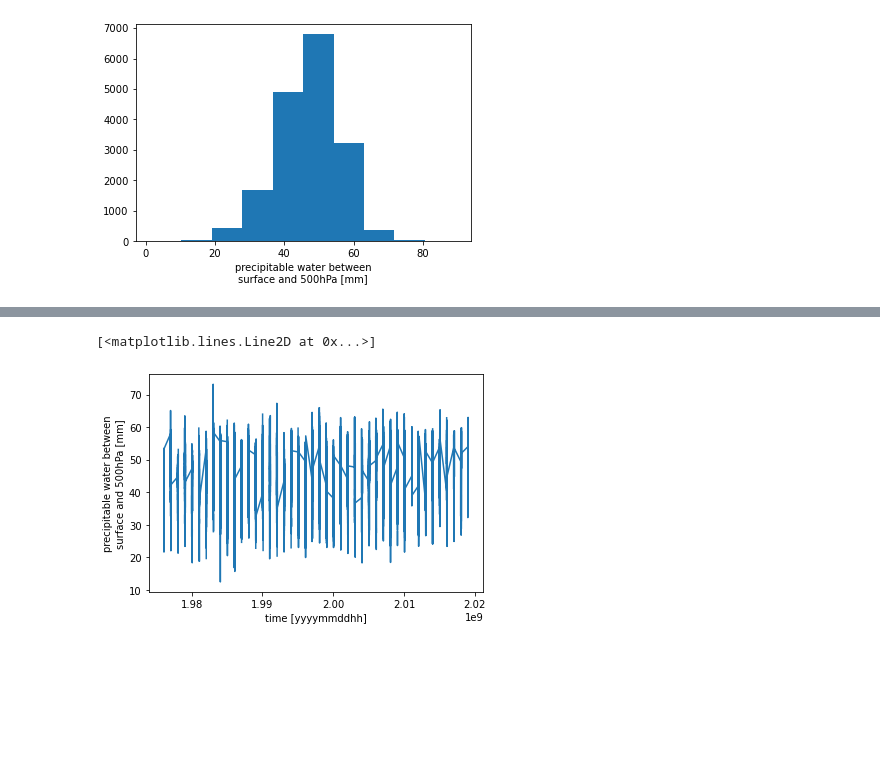
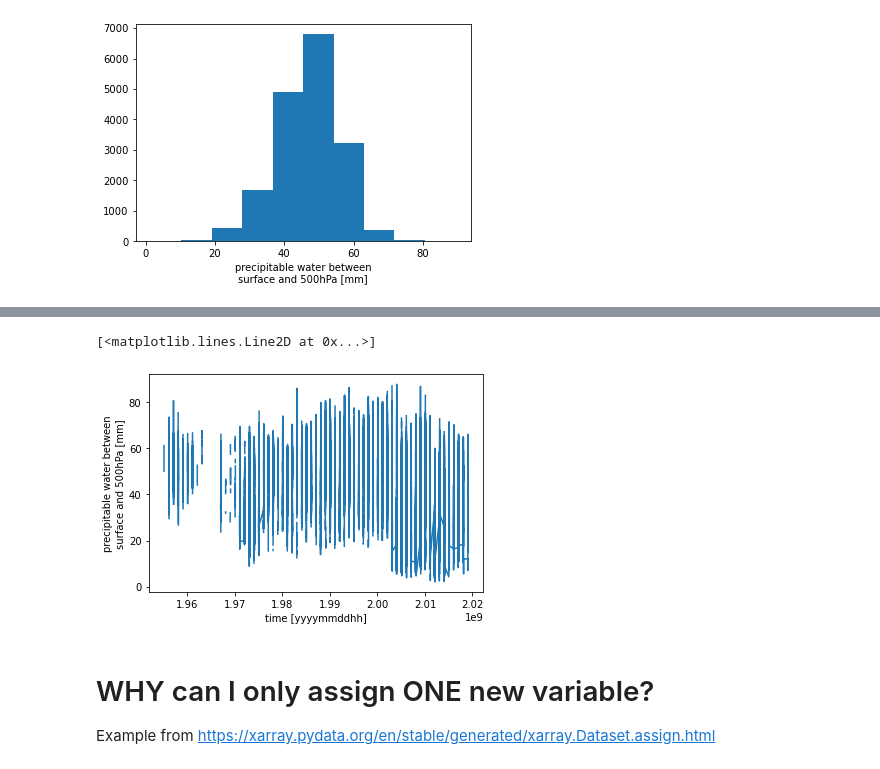
Before and after one commit to MPOcanes/MPO624_2022, a Jupyter notebook: Notebooks/Brian_India_Soundings.ipynb, the cells around one changed output, grey strips where cells are left out. Saved outputs shown, nothing was run; the diff lists cells and outputs as text; code cells hidden in the pictures; blank space fills up the shorter version.

```diff
--- a/Notebooks/Brian_India_Soundings.ipynb
+++ b/Notebooks/Brian_India_Soundings.ipynb
@@ -26,3 +27,15 @@ ds.data[:,:,0].plot() # 0 = pressure
 [figure]
 # %% [markdown]
 # Data interpolated to 25mb levels
+# %%
+file='/Users/brianmapes/Box/IGRA_soundings_data/INDIA/IntAllLevelsObstimes.derived.25mb.INM00043003_BOMBAY.nc'
+#file='/Users/brianmapes/Box/IGRA_soundings_data/INDIA/IntAllLevelsObstimes.derived.25mb.INM00043063_PUNE.nc'
+#file='/Users/brianmapes/Box/IGRA_soundings_data/INDIA/IntAllLevelsObstimes.derived.25mb.INM00043311_AMINDIVI_WofKerala.nc'
+#file='/Users/brianmapes/Box/IGRA_soundings_data/INDIA/IntAllLevelsObstimes.derived.25mb.INM00043371_THIRUVANANTHAPURAM.nc'
+#file='/Users/brianmapes/Box/IGRA_soundings_data/INDIA/IntAllLevelsObstimes.derived.25mb.KEM00063741_DAGORETTI_CORNER.nc'
+#file='/Users/brianmapes/Box/IGRA_soundings_data/INDIA/IntAllLevelsObstimes.derived.25mb.SEM00063985_SEYCHELLES.nc'
+#file='/Users/brianmapes/Box/IGRA_soundings_data/INDIA/IntAllLevelsObstimes.derived.25mb.INM00043285_MANGALORE.nc'
+#file='/Users/brianmapes/Box/IGRA_soundings_data/INDIA/IntAllLevelsObstimes.derived.25mb.INM00043295_BANGALORE.nc'
+
+sta = file[94:]
+sta
@@ -29,2 +44,3 @@ ds.data[:,:,0].plot() # 0 = pressure
 # %%
-ds25 = xr.open_dataset('~/Box/IGRA_soundings_data/INDIA/IntAllLevelsObstimes.derived.25mb.INM00043371_THIRUVANANTHAPURAM.nc')
+ds25 = xr.open_dataset(file)
+#ds25
@@ -147,5 +183,8 @@ ds25S.FrzPress.plot.hist()
 # %%
-ds25S.PW.plot()
+ds25.PW.plot()
 # %% [output]
 [<matplotlib.lines.Line2D at 0x...>]
-[figure, old version]
+[figure, new version]
+# %% [markdown]
+# WHY can I only assign ONE new variable?
+Example from https://xarray.pydata.org/en/stable/generated/xarray.Dataset.assign.html
```
Also changed, not shown: parts of 21 cells of this notebook, 8 other files.
